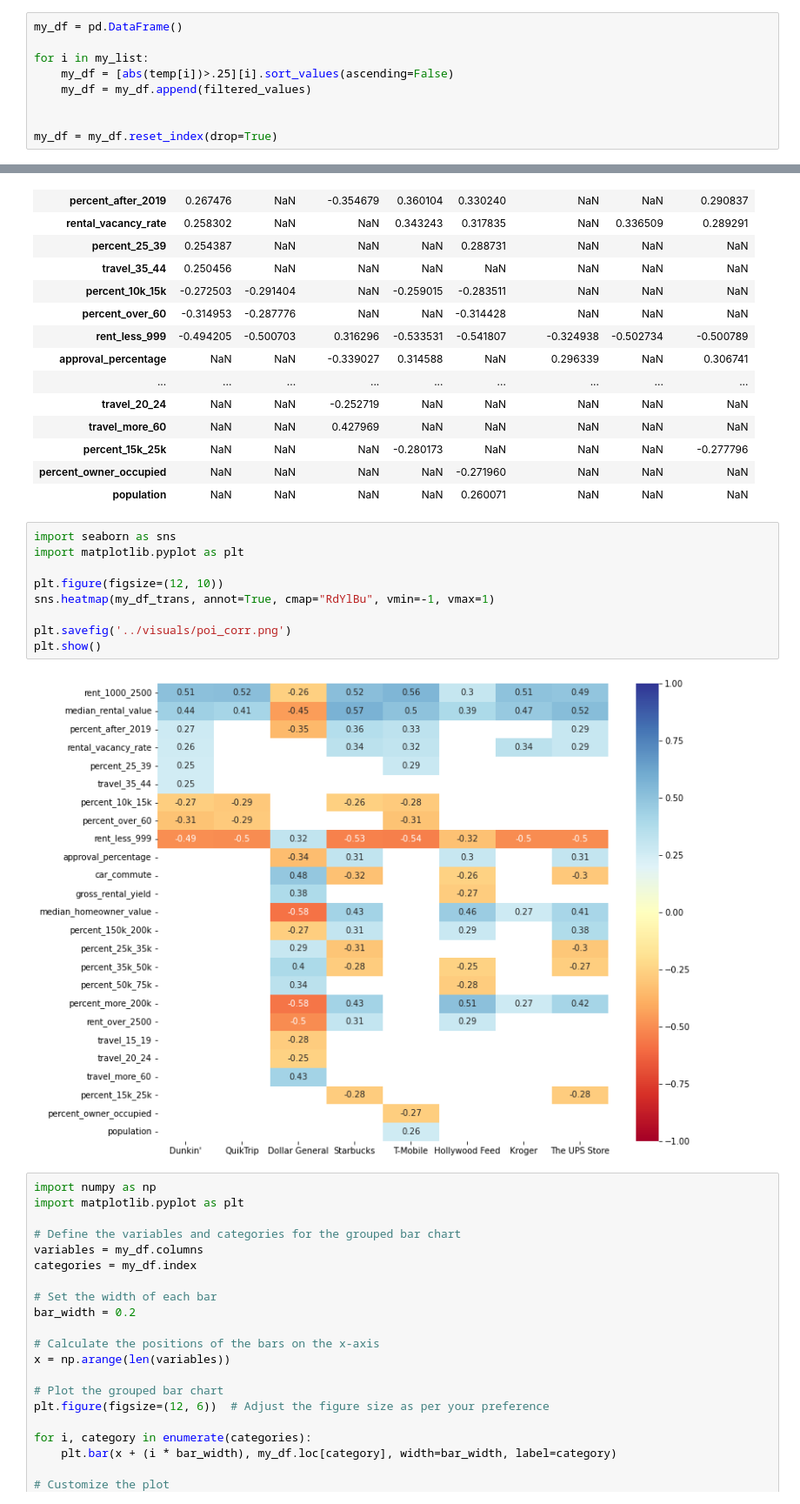
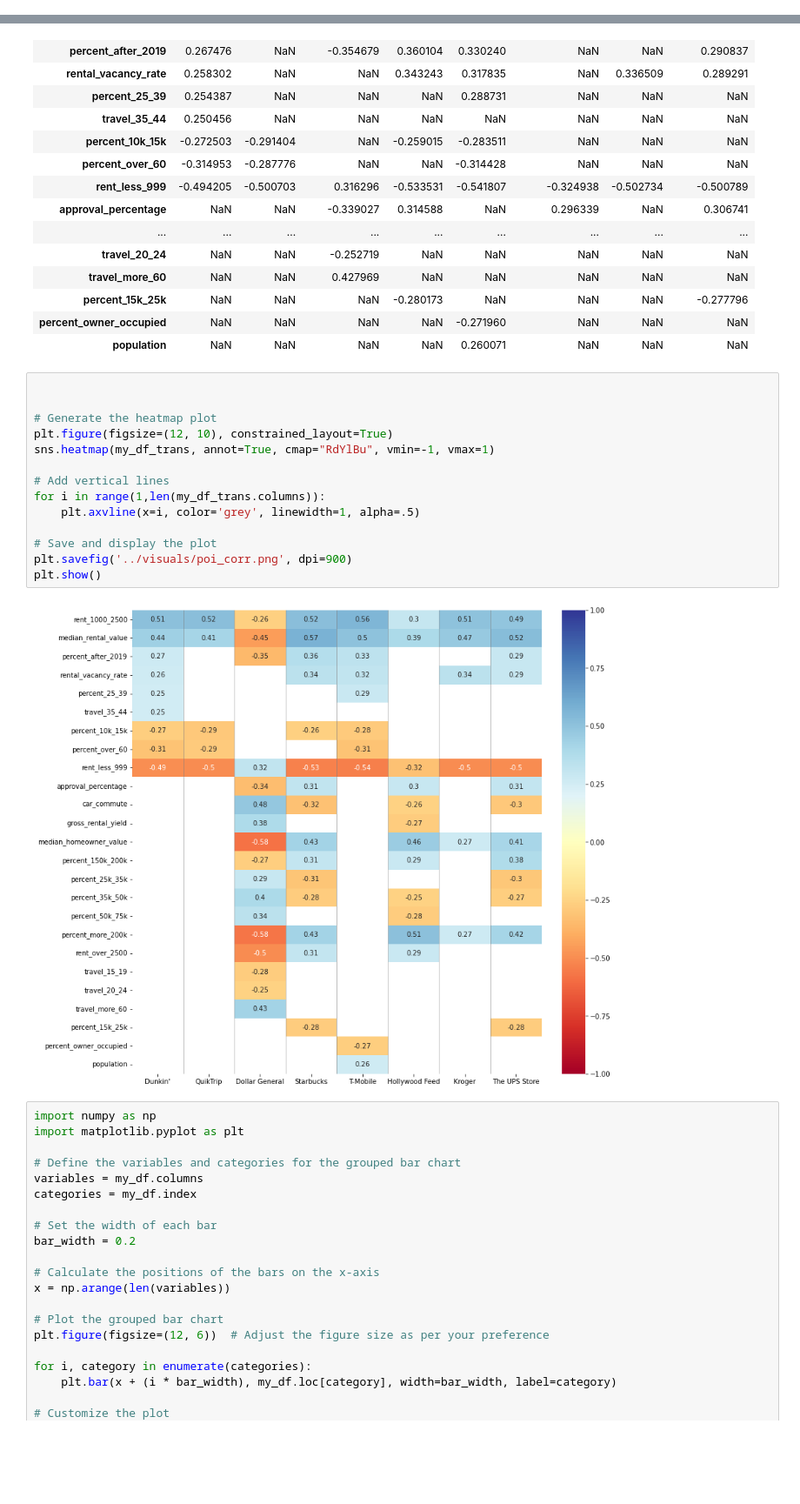
Before and after one commit to schmeeed/capstone, a Jupyter notebook: notebooks/14_presntation-viz.ipynb, the cells around one changed output, grey strips where cells are left out. Shown at 87% size. Drawn from its saved outputs; the diff is of its cells as text; blank space fills up the shorter version.

```diff
--- a/notebooks/14_presntation-viz.ipynb
+++ b/notebooks/14_presntation-viz.ipynb
@@ -124,12 +125,3 @@ my_list
 len(my_list)
 # %% [output]
 8
-# %%
-my_df = pd.DataFrame()
-
-for i in my_list:
-    my_df = [abs(temp[i])>.25][i].sort_values(ascending=False)
-    my_df = my_df.append(filtered_values)
-
-
-my_df = my_df.reset_index(drop=True)
@@ -175,17 +165,22 @@ my_df_trans
 | percent_15k_25k | NaN | NaN | NaN | -0.280173 | NaN | NaN | NaN | -0.277796 |
 | percent_owner_occupied | NaN | NaN | NaN | NaN | -0.271960 | NaN | NaN | NaN |
 | population | NaN | NaN | NaN | NaN | 0.260071 | NaN | NaN | NaN |
-# %%
-import seaborn as sns
-import matplotlib.pyplot as plt
-
-plt.figure(figsize=(12, 10))
-sns.heatmap(my_df_trans, annot=True, cmap="RdYlBu", vmin=-1, vmax=1)
-
-plt.savefig('../visuals/poi_corr.png')
-plt.show()
-# %% [output]
-[figure, removed]
+# %%
+
+
+# Generate the heatmap plot
+plt.figure(figsize=(12, 10), constrained_layout=True)
+sns.heatmap(my_df_trans, annot=True, cmap="RdYlBu", vmin=-1, vmax=1)
+
+# Add vertical lines
+for i in range(1,len(my_df_trans.columns)):
+    plt.axvline(x=i, color='grey', linewidth=1, alpha=.5)
+
+# Save and display the plot
+plt.savefig('../visuals/poi_corr.png', dpi=900)
+plt.show()
+# %% [output]
+[figure, added]
 # %%
 import numpy as np
 import matplotlib.pyplot as plt
```
Also changed, not shown: parts of 2 cells of this notebook, 1 other file.
